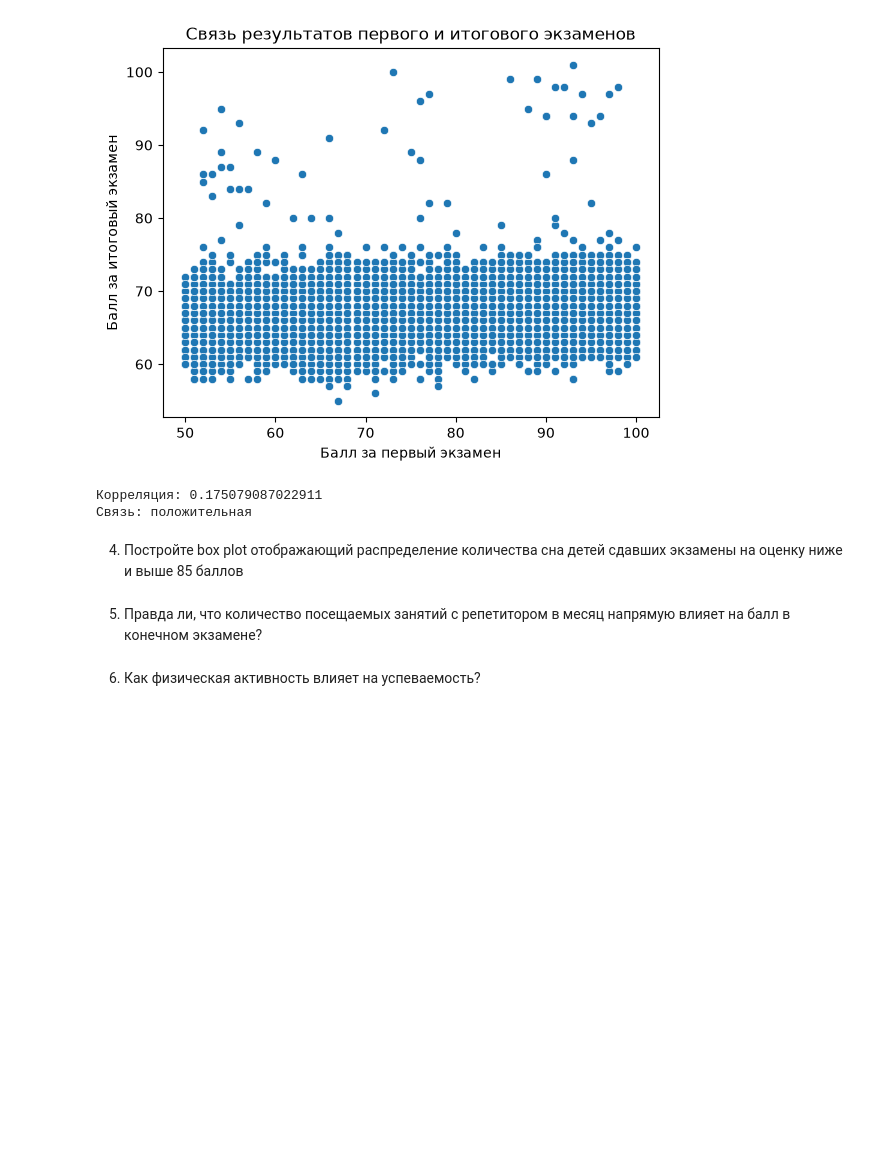
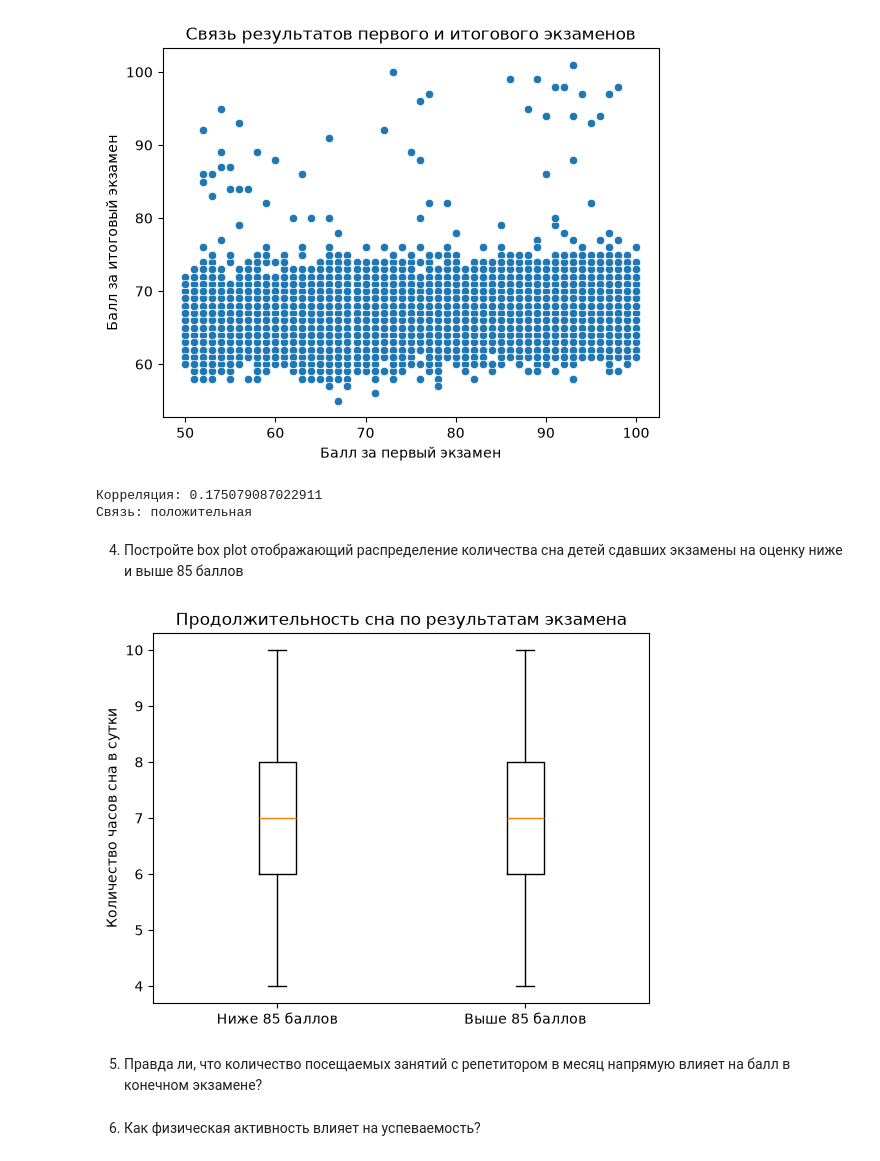
Before and after one commit to iannsgirdye/mai_machine-learning-concepts, a Jupyter notebook: hw1/Lab1-6.ipynb, the cells around one changed output. Saved outputs shown, nothing was run; the diff lists cells and outputs as text; code cells hidden in the pictures; blank space fills up the shorter version.

```diff
--- a/hw1/Lab1-6.ipynb
+++ b/hw1/Lab1-6.ipynb
@@ -448,6 +448,20 @@ else:
 Связь: положительная
 # %% [markdown]
 4. Постройте box plot отображающий распределение количества сна детей сдавших экзамены на оценку ниже и выше 85 баллов
+# %%
+score_threshold = 85
+
+sleep_below = df[df["Exam_Score"] < score_threshold]["Sleep_Hours"]
+sleep_above = df[df["Exam_Score"] > score_threshold]["Sleep_Hours"]
+
+plt.boxplot([sleep_below, sleep_above], tick_labels=[f"Ниже {score_threshold} баллов", f"Выше {score_threshold} баллов"])
+
+plt.title("Продолжительность сна по результатам экзамена")
+plt.ylabel("Количество часов сна в сутки")
+
+plt.show()
+# %% [output]
+[figure, added]
 # %% [markdown]
 5. Правда ли, что количество посещаемых занятий с репетитором в месяц напрямую влияет на балл в конечном экзамене?
 # %% [markdown]
```
